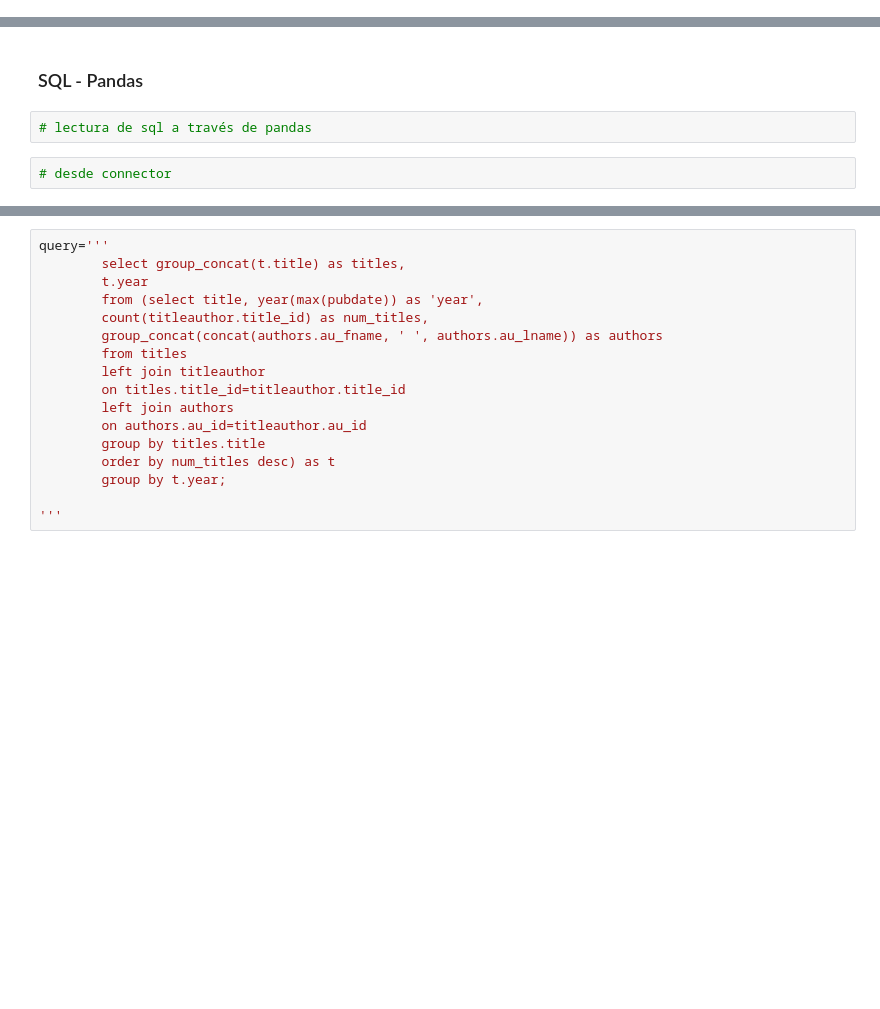
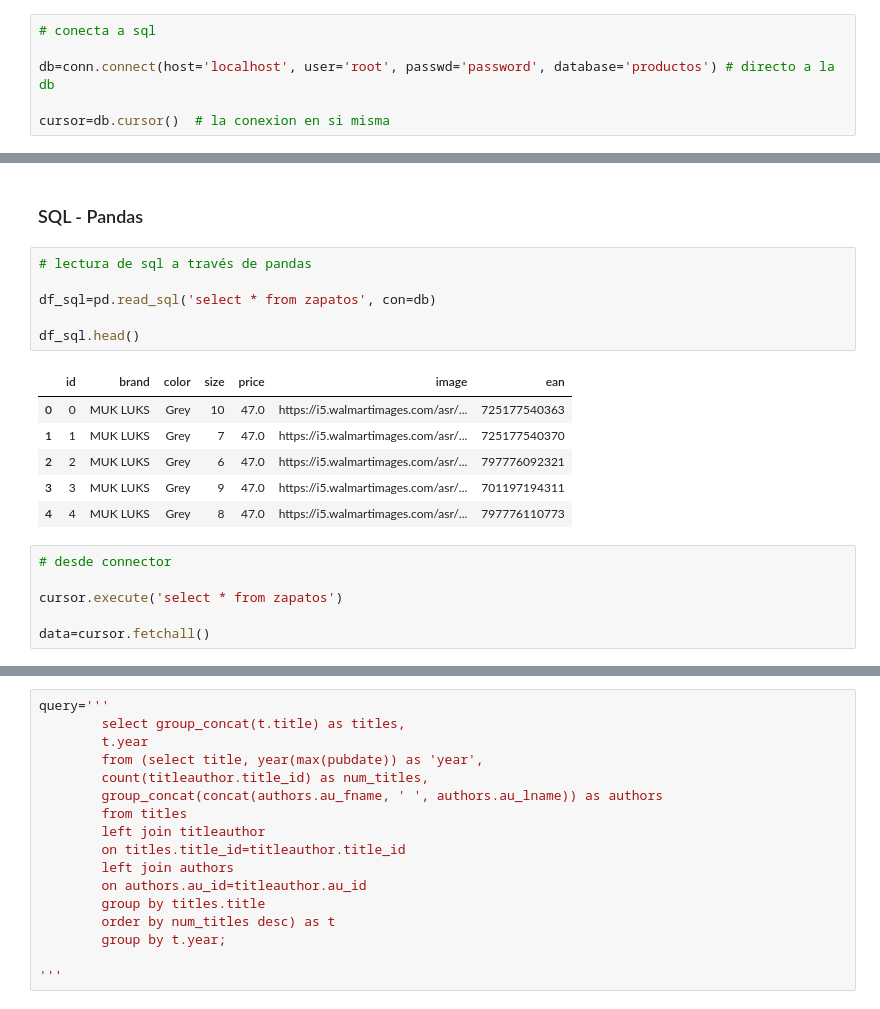
Before and after one commit to YonatanRA/ds_tb_part_21_09, a Jupyter notebook: 02-Data_Analysis/4.6 - SQL en python.ipynb, the cells around one changed output, grey strips where cells are left out. Drawn from its saved outputs; the diff is of its cells as text; blank space fills up the shorter version.

```diff
--- a/02-Data_Analysis/4.6 - SQL en python.ipynb
+++ b/02-Data_Analysis/4.6 - SQL en python.ipynb
@@ -193,0 +223,6 @@ df.head()
+# %%
+# conecta a sql
+
+db=conn.connect(host='localhost', user='root', passwd='password', database='productos') # directo a la db
+
+cursor=db.cursor()  # la conexion en si misma
@@ -205,5 +328,20 @@ df.head()
 ### SQL - Pandas
 # %%
 # lectura de sql a través de pandas
+
+df_sql=pd.read_sql('select * from zapatos', con=db)
+
+df_sql.head()
+# %% [output]
+|  | id | brand | color | size | price | image | ean |
+| 0 | 0 | MUK LUKS | Grey | 10 | 47.0 | https://i5.walmartimages.com/asr/... | 725177540363 |
+| 1 | 1 | MUK LUKS | Grey | 7 | 47.0 | https://i5.walmartimages.com/asr/... | 725177540370 |
+| 2 | 2 | MUK LUKS | Grey | 6 | 47.0 | https://i5.walmartimages.com/asr/... | 797776092321 |
+| 3 | 3 | MUK LUKS | Grey | 9 | 47.0 | https://i5.walmartimages.com/asr/... | 701197194311 |
+| 4 | 4 | MUK LUKS | Grey | 8 | 47.0 | https://i5.walmartimages.com/asr/... | 797776110773 |
-# %%
-# desde connector
+# %%
+# desde connector
+
+cursor.execute('select * from zapatos')
+
+data=cursor.fetchall()
```
Also changed, not shown: parts of 29 cells of this notebook.
